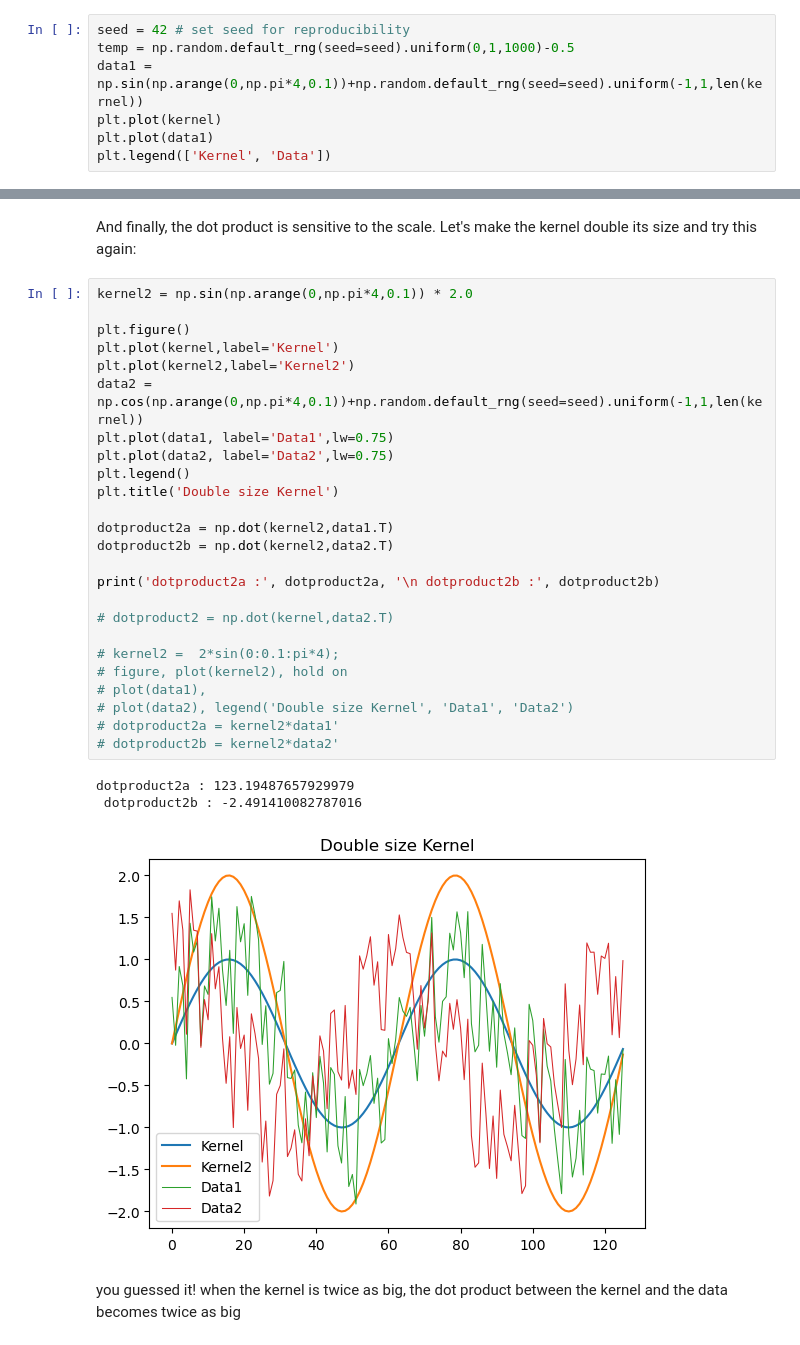
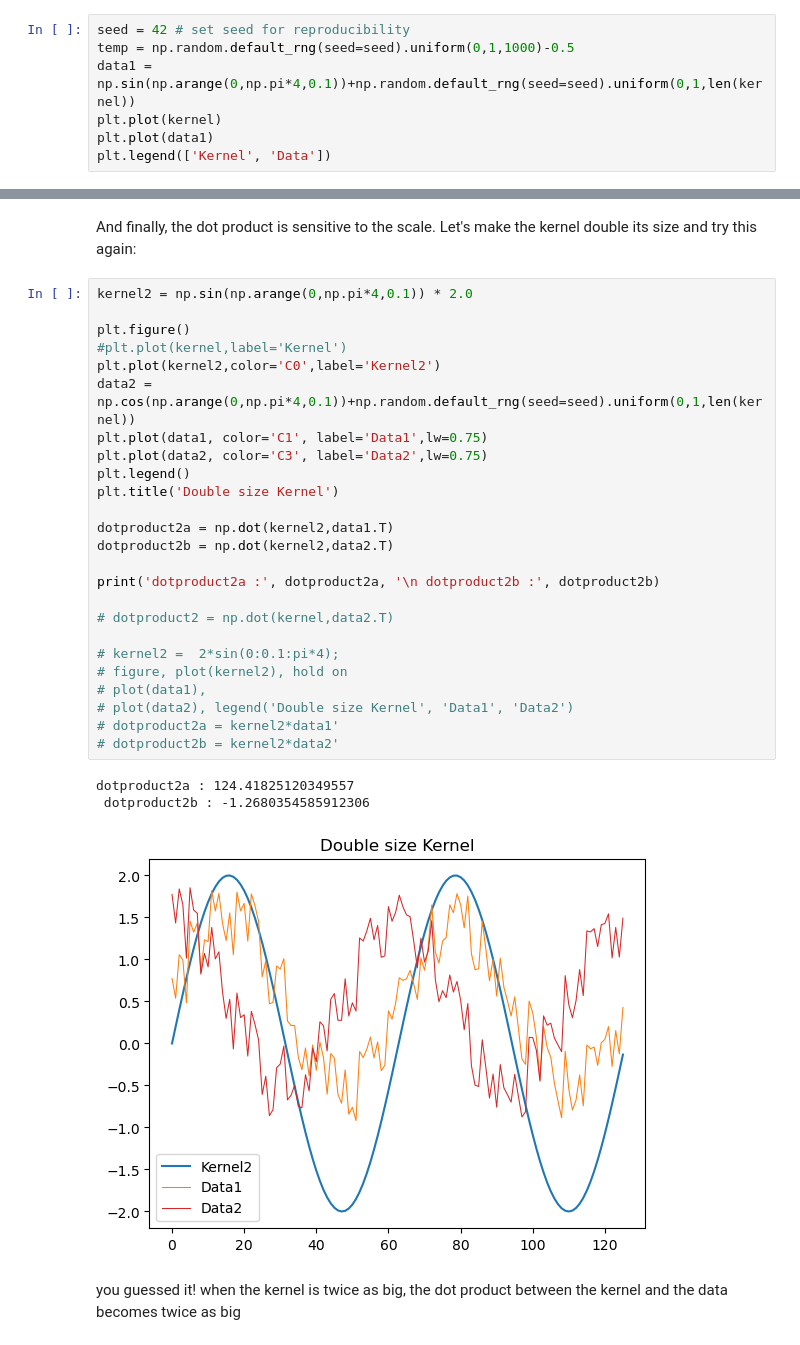
Before and after one commit to csea-lab/m2py-tutorials, a Jupyter notebook: notebooks/dotproduct.ipynb, the cells around one changed output, grey strips where cells are left out. Saved outputs shown, nothing was run; the diff lists cells and outputs as text.

```diff
--- a/notebooks/dotproduct.ipynb
+++ b/notebooks/dotproduct.ipynb
@@ -35,7 +35,7 @@ Now, some example data, let's start with noisy version of the sine wave
 # %%
 seed = 42 # set seed for reproducibility
 temp = np.random.default_rng(seed=seed).uniform(0,1,1000)-0.5
-data1 =  np.sin(np.arange(0,np.pi*4,0.1))+np.random.default_rng(seed=seed).uniform(-1,1,len(kernel))
+data1 =  np.sin(np.arange(0,np.pi*4,0.1))+np.random.default_rng(seed=seed).uniform(0,1,len(kernel))
 plt.plot(kernel)
 plt.plot(data1)
 plt.legend(['Kernel', 'Data'])
@@ -83,32 +84,32 @@ And finally, the dot product is sensitive to the scale. Let's make the kernel do
 # %%
 kernel2 = np.sin(np.arange(0,np.pi*4,0.1)) * 2.0
 
 plt.figure()
-plt.plot(kernel,label='Kernel')
-plt.plot(kernel2,label='Kernel2')
-data2 =  np.cos(np.arange(0,np.pi*4,0.1))+np.random.default_rng(seed=seed).uniform(-1,1,len(kernel))
-plt.plot(data1, label='Data1',lw=0.75)
-plt.plot(data2, label='Data2',lw=0.75)
+#plt.plot(kernel,label='Kernel')
+plt.plot(kernel2,color='C0',label='Kernel2')
+data2 =  np.cos(np.arange(0,np.pi*4,0.1))+np.random.default_rng(seed=seed).uniform(0,1,len(kernel))
+plt.plot(data1, color='C1', label='Data1',lw=0.75)
+plt.plot(data2, color='C3', label='Data2',lw=0.75)
 plt.legend()
 plt.title('Double size Kernel')
 
 dotproduct2a = np.dot(kernel2,data1.T)
 dotproduct2b = np.dot(kernel2,data2.T)
 
 print('dotproduct2a :', dotproduct2a, '\n dotproduct2b :', dotproduct2b)
 
 # dotproduct2 = np.dot(kernel,data2.T)
 
 # kernel2 =  2*sin(0:0.1:pi*4);
 # figure, plot(kernel2), hold on
 # plot(data1),
 # plot(data2), legend('Double size Kernel', 'Data1', 'Data2')
 # dotproduct2a = kernel2*data1'
 # dotproduct2b = kernel2*data2'
 # %% [output]
-dotproduct2a : 123.19487657929979
- dotproduct2b : -2.491410082787016
+dotproduct2a : 124.41825120349557
+ dotproduct2b : -1.2680354585912306
-[figure, old version]
+[figure, new version]
 # %% [markdown]
 you guessed it! when the kernel is twice as big, the dot product between the kernel and the data becomes twice as big
 # %%
```
Also changed, not shown: parts of 15 cells of this notebook.
